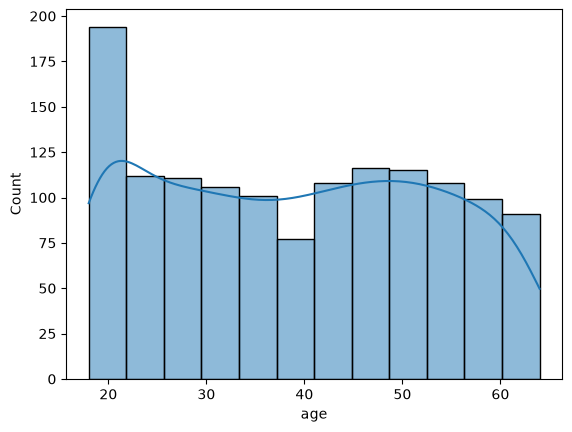
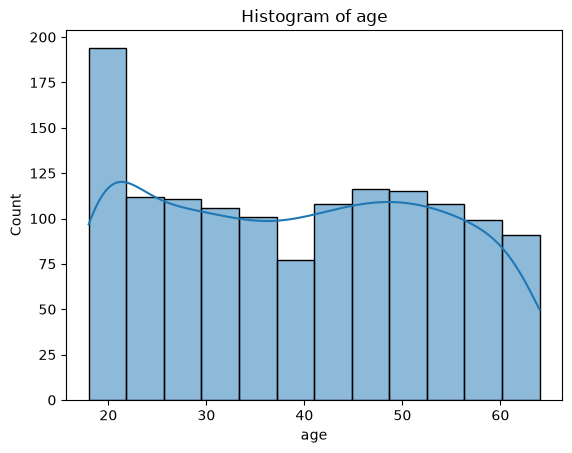
The notebook cell's code change between the first figure and the second:
--- before
+++ after
@@ -1,2 +1,3 @@
 
-sns.histplot(data =df, x="age")
+sns.histplot(data =df, x="age",kde=True)
+plt.title("Histogram of age")

Commit: Question 6 Distribution of categorical columns